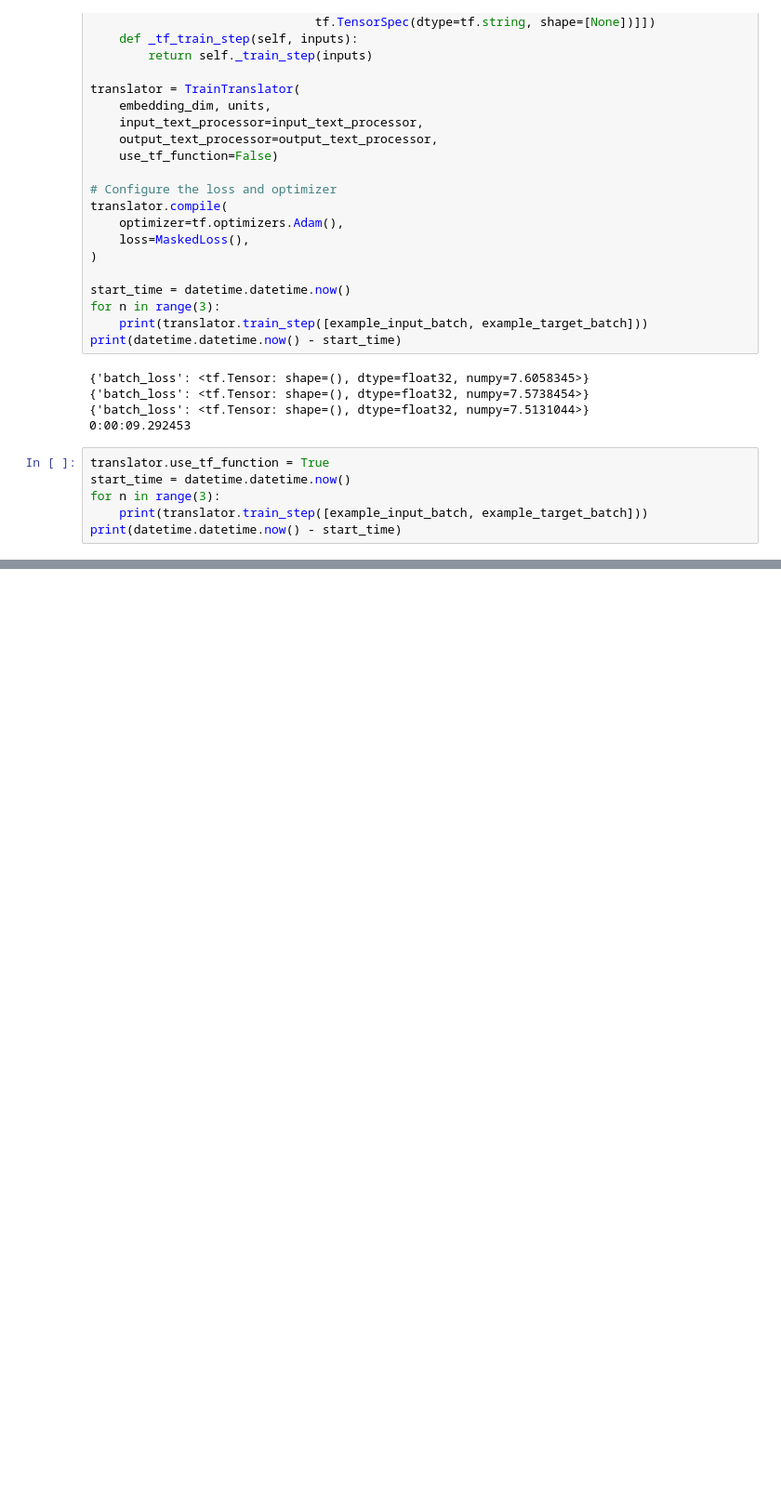
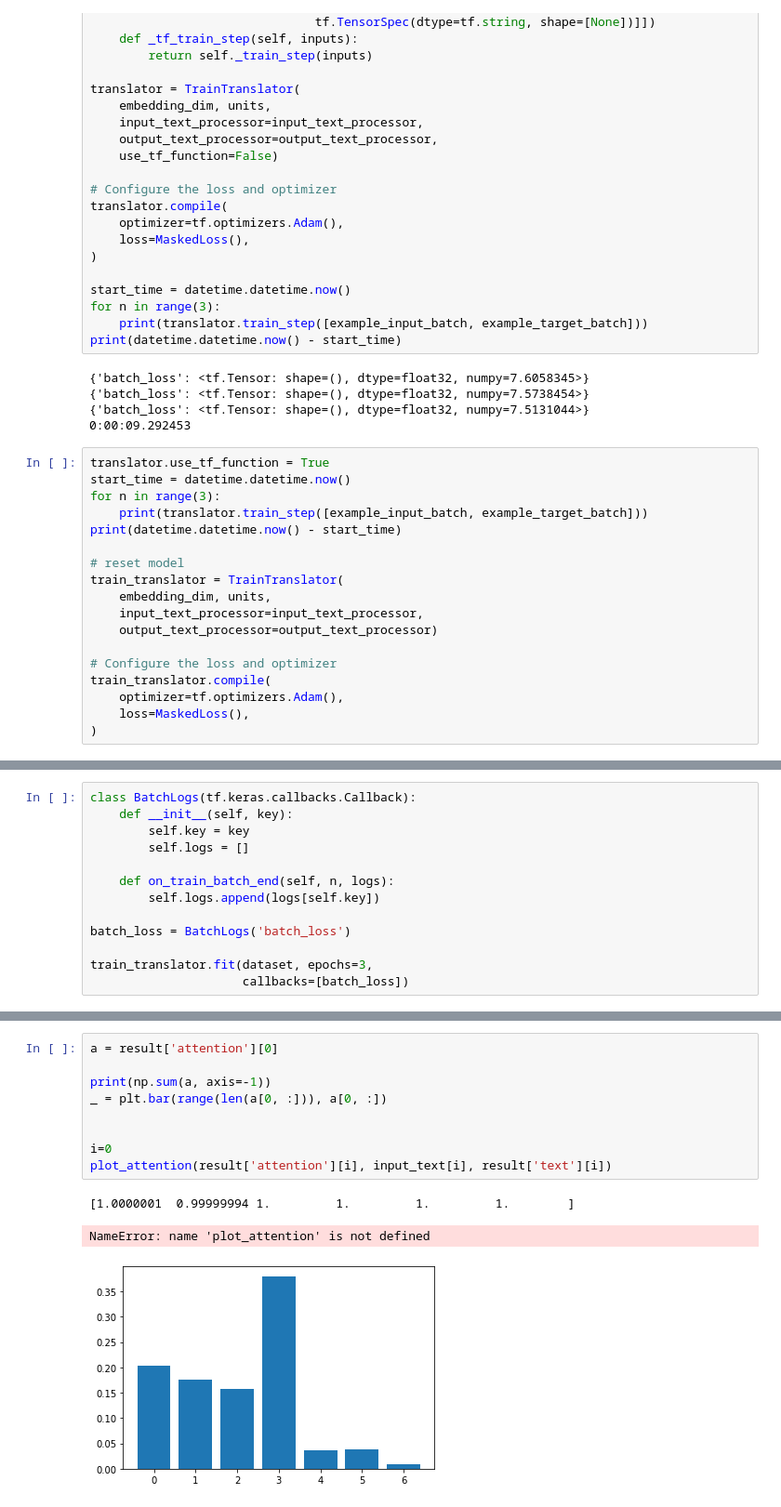
Before and after one commit to GlaIZier/ml-experiments, a Jupyter notebook: notebooks/text-translation-tutorial.ipynb, the cells around one changed output, grey strips where cells are left out. Shown at 93% size. Saved outputs shown, nothing was run; the diff lists cells and outputs as text; blank space fills up the shorter version.

Commit message:
Training has been done

```diff
--- a/notebooks/text-translation-tutorial.ipynb
+++ b/notebooks/text-translation-tutorial.ipynb
@@ -570,4 +570,16 @@ start_time = datetime.datetime.now()
 for n in range(3):
     print(translator.train_step([example_input_batch, example_target_batch]))
 print(datetime.datetime.now() - start_time)
+
+# reset model
+train_translator = TrainTranslator(
+    embedding_dim, units,
+    input_text_processor=input_text_processor,
+    output_text_processor=output_text_processor)
+
+# Configure the loss and optimizer
+train_translator.compile(
+    optimizer=tf.optimizers.Adam(),
+    loss=MaskedLoss(),
+)
 # %% [output]
@@ -577,0 +590,13 @@ print(datetime.datetime.now() - start_time)
+# %%
+class BatchLogs(tf.keras.callbacks.Callback):
+    def __init__(self, key):
+        self.key = key
+        self.logs = []
+
+    def on_train_batch_end(self, n, logs):
+        self.logs.append(logs[self.key])
+
+batch_loss = BatchLogs('batch_loss')
+
+train_translator.fit(dataset, epochs=3,
+                     callbacks=[batch_loss])
@@ -577,0 +749,13 @@ print(datetime.datetime.now() - start_time)
+# %%
+a = result['attention'][0]
+
+print(np.sum(a, axis=-1))
+_ = plt.bar(range(len(a[0, :])), a[0, :])
+
+
+i=0
+plot_attention(result['attention'][i], input_text[i], result['text'][i])
+# %% [output]
+[1.0000001  0.99999994 1.         1.         1.         1.        ]
+NameError: name 'plot_attention' is not defined
+[figure, added]
```
Also changed, not shown: parts of 4 cells of this notebook.
